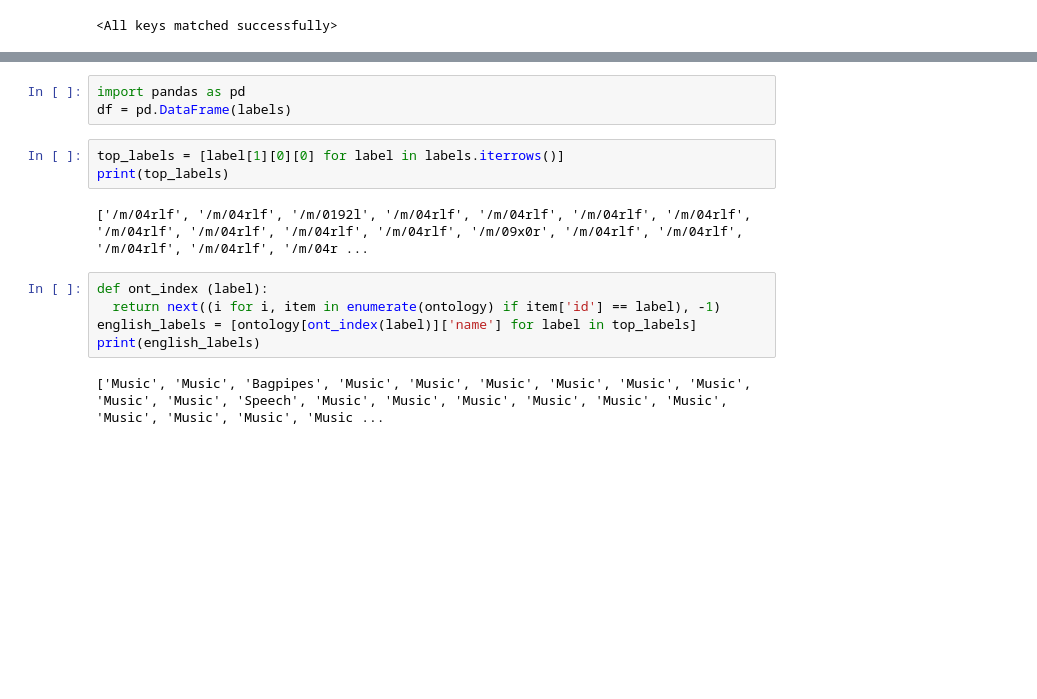
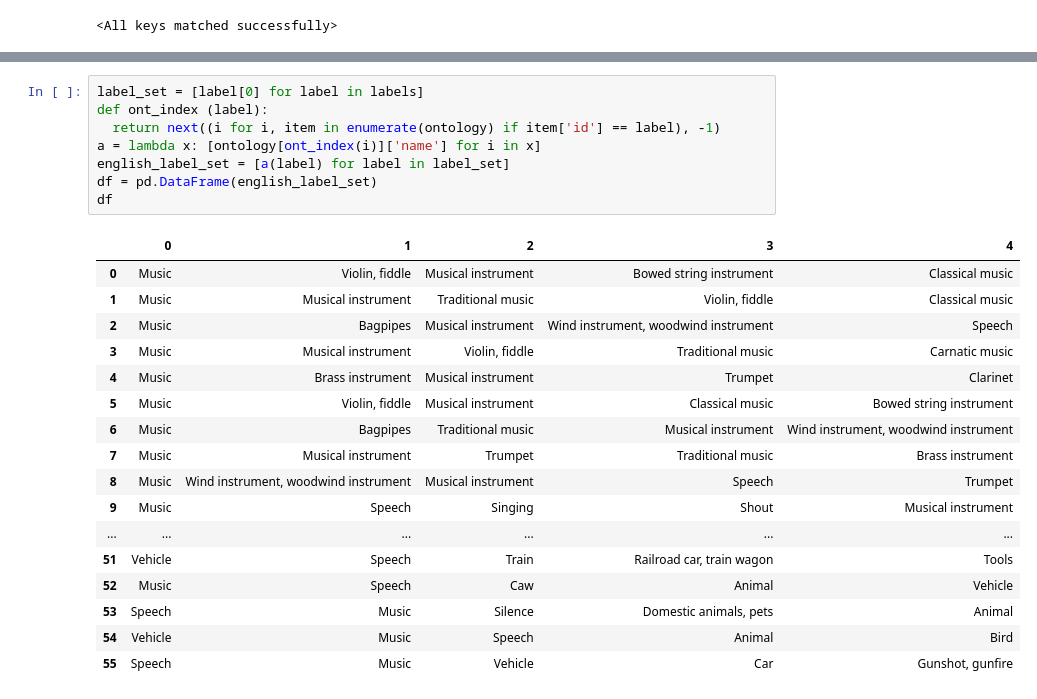
Before and after one commit to aLehav/MLVideoDescriptionResearch, a Jupyter notebook: BEATs.ipynb, the cells around one changed output, grey strips where cells are left out. Drawn from its saved outputs; the diff is of its cells as text; blank space fills up the shorter version.

```diff
--- a/BEATs.ipynb
+++ b/BEATs.ipynb
@@ -106,15 +109,26 @@ print(labels)
-# %%
-import pandas as pd
-df = pd.DataFrame(labels)
-# %%
-top_labels = [label[1][0][0] for label in labels.iterrows()]
-print(top_labels)
-# %% [output]
-['/m/04rlf', '/m/04rlf', '/m/0192l', '/m/04rlf', '/m/04rlf', '/m/04rlf', '/m/04rlf', '/m/04rlf', '/m/04rlf', '/m/04rlf', '/m/04rlf', '/m/09x0r', '/m/04rlf', '/m/04rlf', '/m/04rlf', '/m/04rlf', '/m/04r ...
 # %%
+label_set = [label[0] for label in labels]
 def ont_index (label):
   return next((i for i, item in enumerate(ontology) if item['id'] == label), -1)
-english_labels = [ontology[ont_index(label)]['name'] for label in top_labels]
-print(english_labels)
+a = lambda x: [ontology[ont_index(i)]['name'] for i in x]
+english_label_set = [a(label) for label in label_set]
+df = pd.DataFrame(english_label_set)
+df
 # %% [output]
-['Music', 'Music', 'Bagpipes', 'Music', 'Music', 'Music', 'Music', 'Music', 'Music', 'Music', 'Music', 'Speech', 'Music', 'Music', 'Music', 'Music', 'Music', 'Music', 'Music', 'Music', 'Music', 'Music ...
+|  | 0 | 1 | 2 | 3 | 4 |
+| 0 | Music | Violin, fiddle | Musical instrument | Bowed string instrument | Classical music |
+| 1 | Music | Musical instrument | Traditional music | Violin, fiddle | Classical music |
+| 2 | Music | Bagpipes | Musical instrument | Wind instrument, woodwind instrument | Speech |
+| 3 | Music | Musical instrument | Violin, fiddle | Traditional music | Carnatic music |
+| 4 | Music | Brass instrument | Musical instrument | Trumpet | Clarinet |
+| 5 | Music | Violin, fiddle | Musical instrument | Classical music | Bowed string instrument |
+| 6 | Music | Bagpipes | Traditional music | Musical instrument | Wind instrument, woodwind instrument |
+| 7 | Music | Musical instrument | Trumpet | Traditional music | Brass instrument |
+| 8 | Music | Wind instrument, woodwind instrument | Musical instrument | Speech | Trumpet |
+| 9 | Music | Speech | Singing | Shout | Musical instrument |
+| ... | ... | ... | ... | ... | ... |
+| 51 | Vehicle | Speech | Train | Railroad car, train wagon | Tools |
+| 52 | Music | Speech | Caw | Animal | Vehicle |
+| 53 | Speech | Music | Silence | Domestic animals, pets | Animal |
+| 54 | Vehicle | Music | Speech | Animal | Bird |
+| 55 | Speech | Music | Vehicle | Car | Gunshot, gunfire |
```
Also changed, not shown: parts of 11 cells of this notebook.
